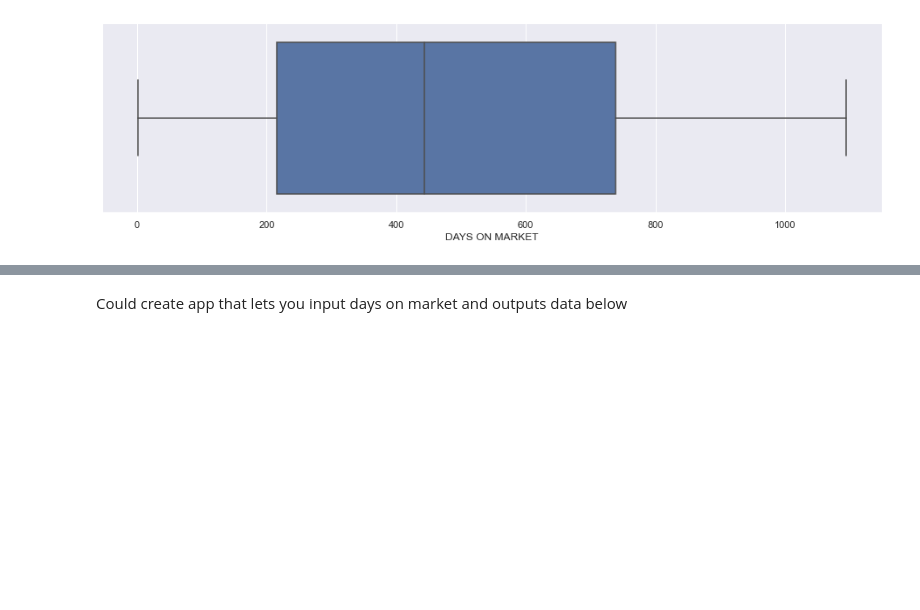
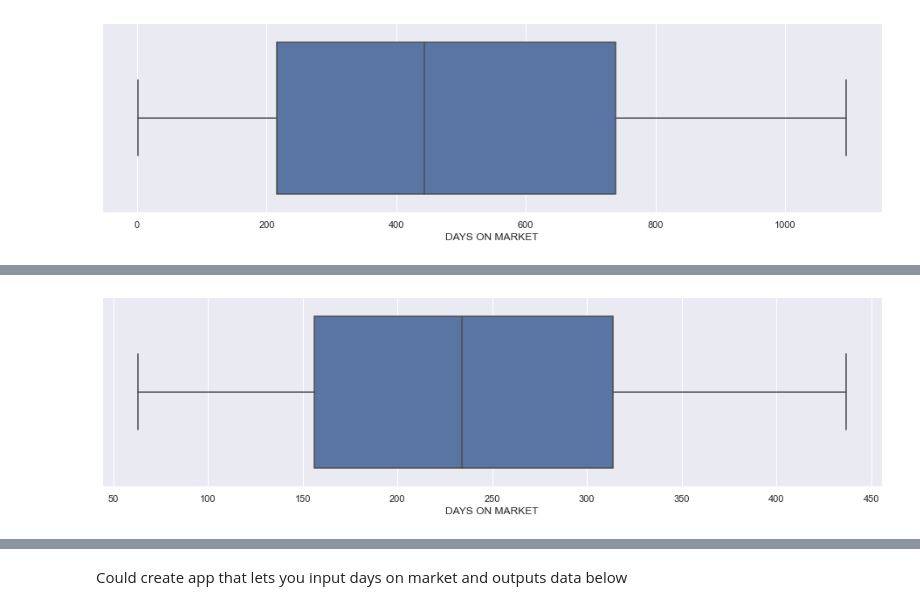
Before and after one commit to randallb15/PredictingSAHomeValues, a Jupyter notebook: GettingTheModel.ipynb, the cells around one changed output, grey strips where cells are left out. Drawn from its saved outputs; the diff is of its cells as text; code cells hidden in the pictures; blank space fills up the shorter version.

```diff
--- a/GettingTheModel.ipynb
+++ b/GettingTheModel.ipynb
@@ -38,0 +82,4 @@ ax = sns.boxplot(x=neighborhoods_cleaned['DAYS ON MARKET'])
+# %%
+ax = sns.boxplot(x=df2020['DAYS ON MARKET'])
+# %% [output]
+[figure, added]
```
Also changed, not shown: parts of 31 cells of this notebook.
